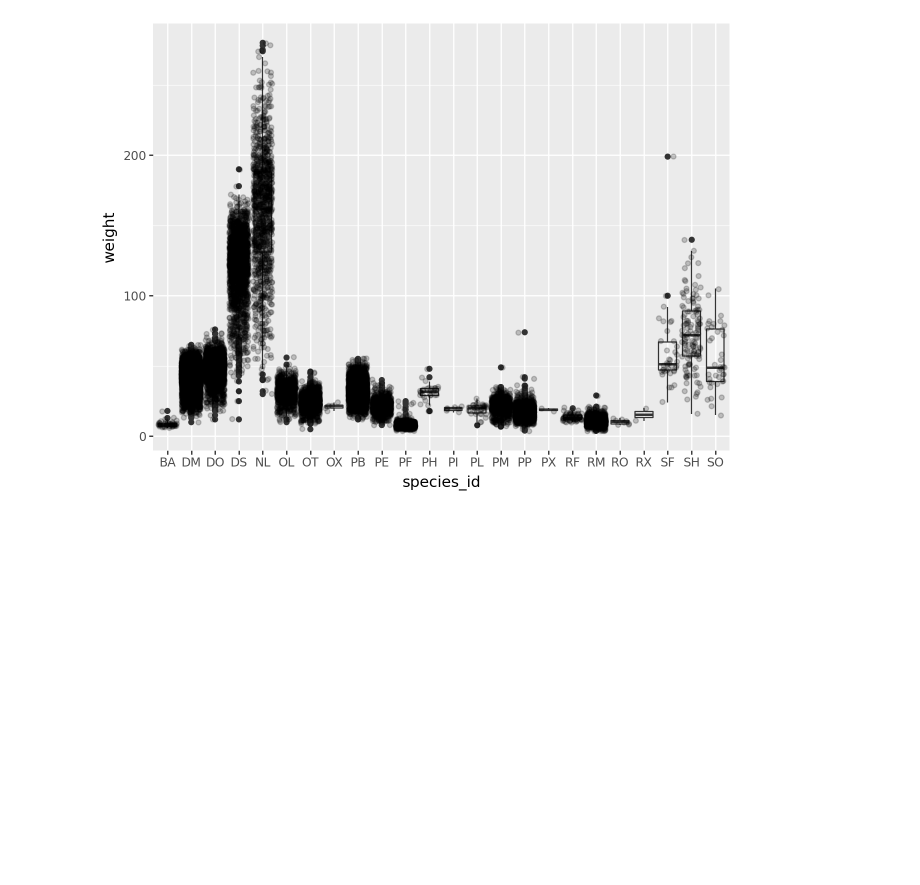
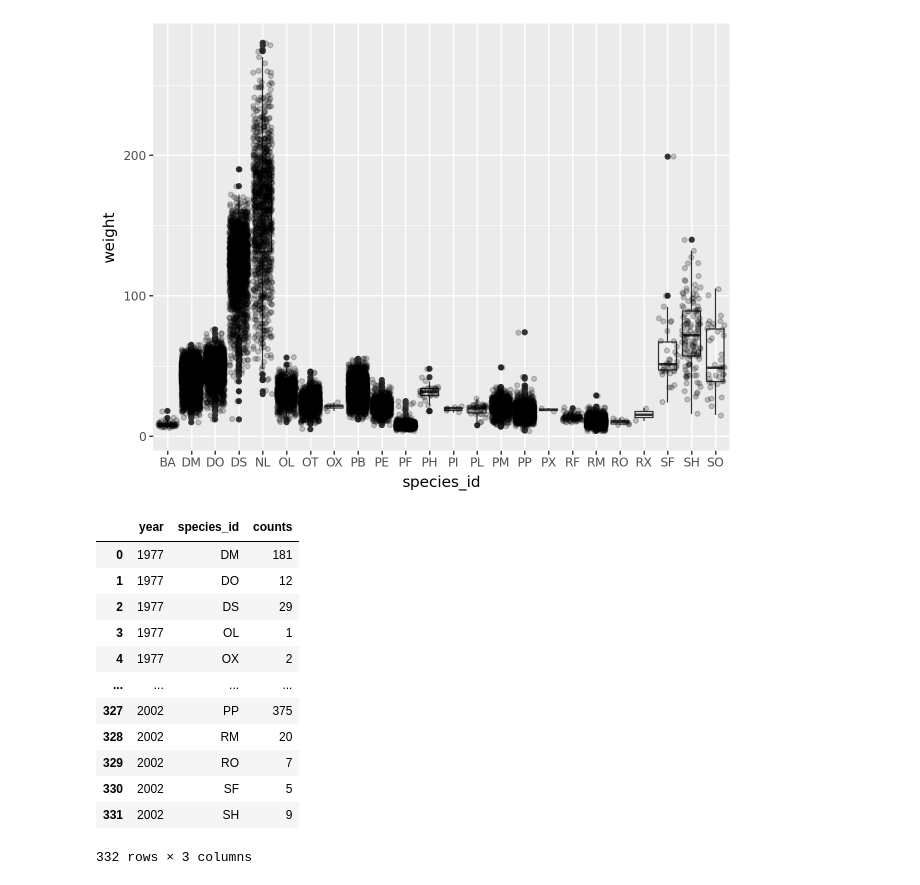
Before and after one commit to theodoraaaa/data-vis-python, a Jupyter notebook: survey_data_vis.ipynb, the cells around one changed output. Cells and saved outputs as stored; diff of their text form; code cells hidden in the pictures; blank space fills up the shorter version.

```diff
--- a/survey_data_vis.ipynb
+++ b/survey_data_vis.ipynb
@@ -132,3 +132,22 @@ surveys_complete.head()
   )
 # %% [output]
 [figure]
+# %%
+yearly_counts = surveys_complete.groupby(['year','species_id'])['species_id'].count()
+yearly_counts=yearly_counts.reset_index(name="counts")
+yearly_counts.head()
+yearly_counts
+# %% [output]
+|  | year | species_id | counts |
+| 0 | 1977 | DM | 181 |
+| 1 | 1977 | DO | 12 |
+| 2 | 1977 | DS | 29 |
+| 3 | 1977 | OL | 1 |
+| 4 | 1977 | OX | 2 |
+| ... | ... | ... | ... |
+| 327 | 2002 | PP | 375 |
+| 328 | 2002 | RM | 20 |
+| 329 | 2002 | RO | 7 |
+| 330 | 2002 | SF | 5 |
+| 331 | 2002 | SH | 9 |
+332 rows × 3 columns
```
Also changed, not shown: parts of 2 cells of this notebook.
